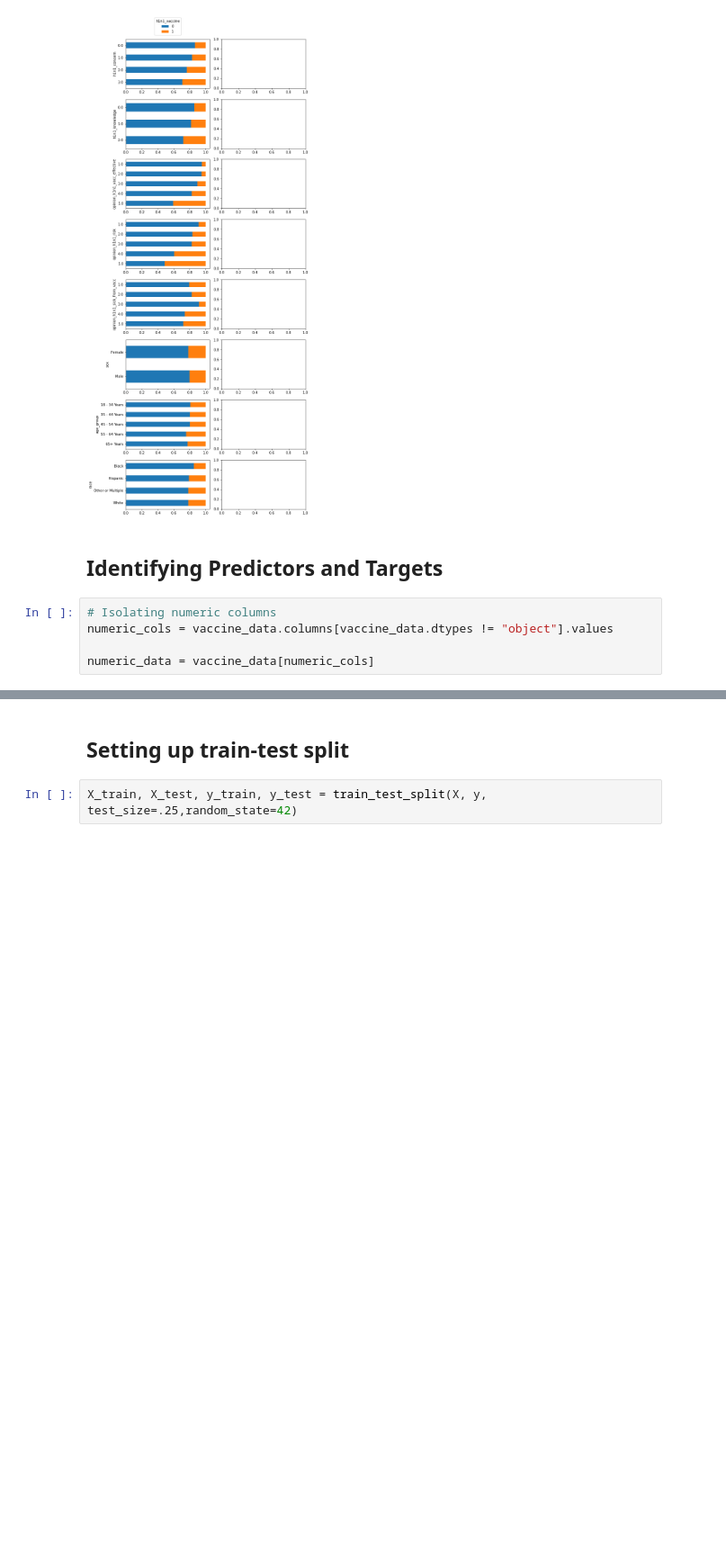
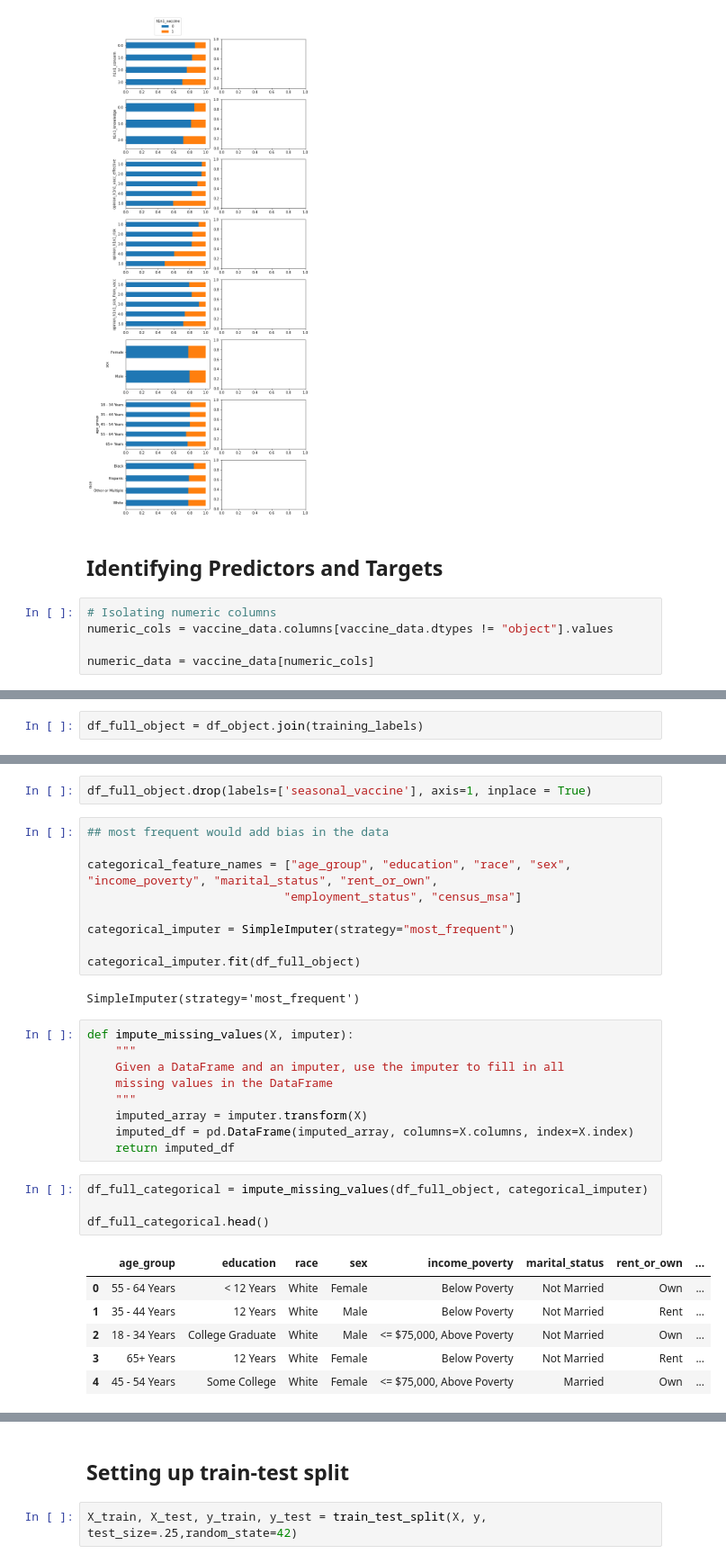
Before and after one commit to JulianHe1991/FluShotLearning, a Jupyter notebook: Vaccine_Predictive_Modeling_Notebook.ipynb, the cells around one changed output, grey strips where cells are left out. Shown at 90% size. Cells and saved outputs as stored; diff of their text form; blank space fills up the shorter version.

```diff
--- a/Vaccine_Predictive_Modeling_Notebook.ipynb
+++ b/Vaccine_Predictive_Modeling_Notebook.ipynb
@@ -218,0 +228,2 @@ numeric_data = vaccine_data[numeric_cols]
+# %%
+df_full_object = df_object.join(training_labels)
@@ -218,0 +252,33 @@ numeric_data = vaccine_data[numeric_cols]
+# %%
+df_full_object.drop(labels=['seasonal_vaccine'], axis=1, inplace = True)
+# %%
+## most frequent would add bias in the data
+
+categorical_feature_names = ["age_group", "education", "race", "sex", "income_poverty", "marital_status", "rent_or_own",
+                            "employment_status", "census_msa"]
+
+categorical_imputer = SimpleImputer(strategy="most_frequent")
+
+categorical_imputer.fit(df_full_object)
+# %% [output]
+SimpleImputer(strategy='most_frequent')
+# %%
+def impute_missing_values(X, imputer):
+    """
+    Given a DataFrame and an imputer, use the imputer to fill in all
+    missing values in the DataFrame
+    """
+    imputed_array = imputer.transform(X)
+    imputed_df = pd.DataFrame(imputed_array, columns=X.columns, index=X.index)
+    return imputed_df
+# %%
+df_full_categorical = impute_missing_values(df_full_object, categorical_imputer)
+
+df_full_categorical.head()
+# %% [output]
+|  | age_group | education | race | sex | income_poverty | marital_status | rent_or_own | ... |
+| 0 | 55 - 64 Years | < 12 Years | White | Female | Below Poverty | Not Married | Own | ... |
+| 1 | 35 - 44 Years | 12 Years | White | Male | Below Poverty | Not Married | Rent | ... |
+| 2 | 18 - 34 Years | College Graduate | White | Male | <= $75,000, Above Poverty | Not Married | Own | ... |
+| 3 | 65+ Years | 12 Years | White | Female | Below Poverty | Not Married | Rent | ... |
+| 4 | 45 - 54 Years | Some College | White | Female | <= $75,000, Above Poverty | Married | Own | ... |
```
Also changed, not shown: parts of 35 cells of this notebook.
